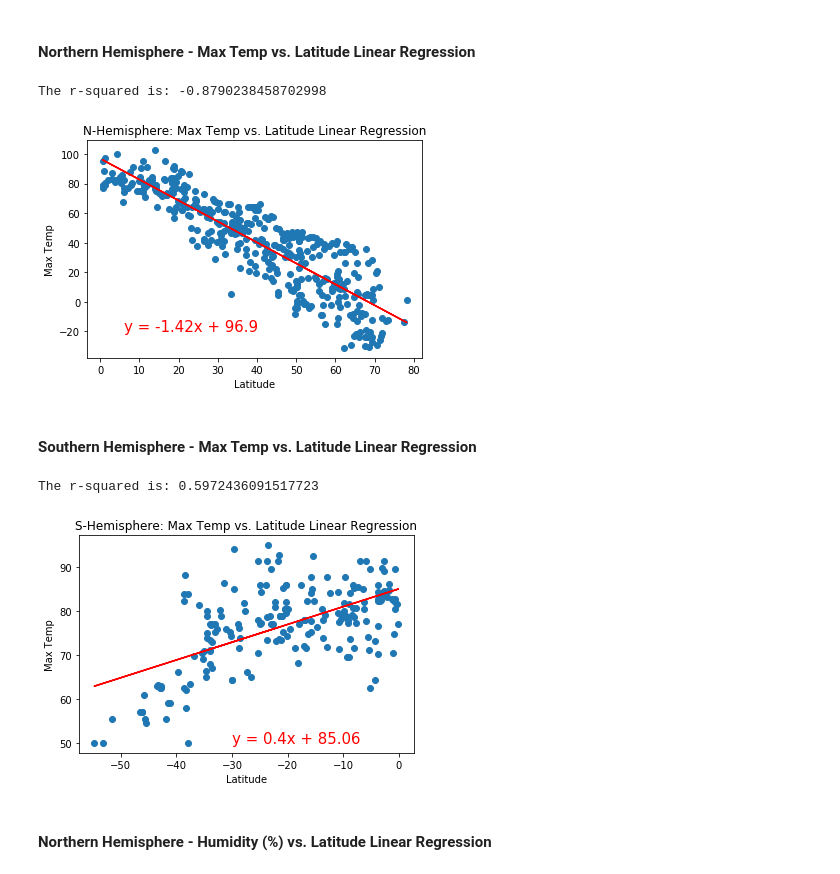
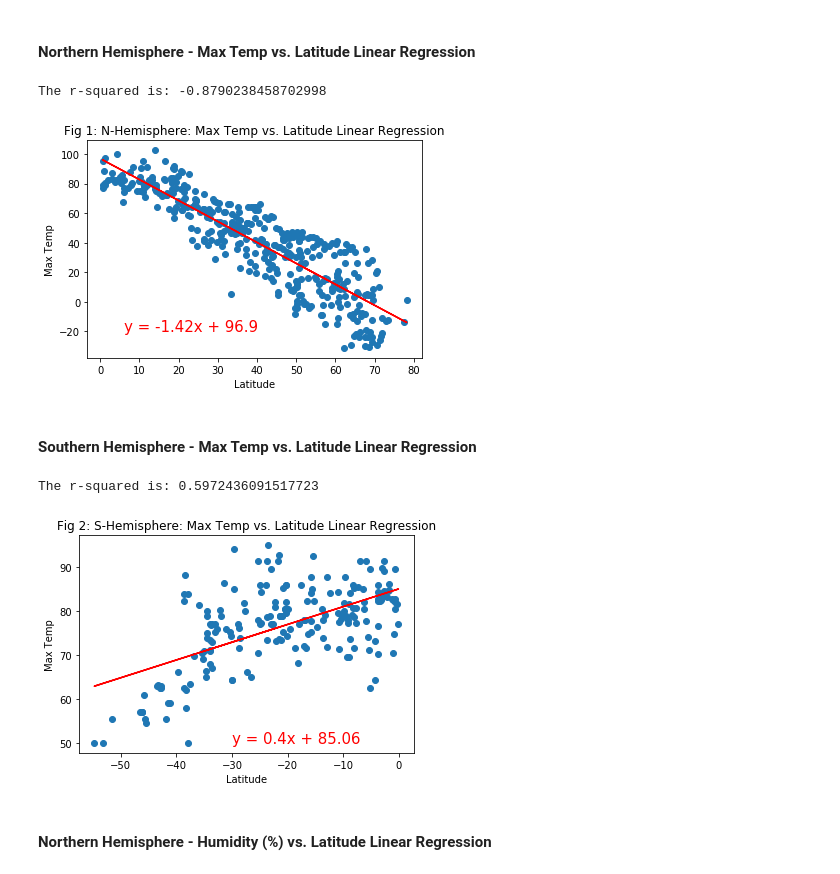
Before and after one commit to julesjo/python-api-challenge, a Jupyter notebook: WeatherPy JJ.ipynb, the cells around one changed output. Drawn from its saved outputs; the diff is of its cells as text; code cells hidden in the pictures.

```diff
--- a/WeatherPy JJ.ipynb
+++ b/WeatherPy JJ.ipynb
@@ -334,20 +343,21 @@ shemisphere_df
 # %%
 x= nhemisphere_df['Lat']
 y= nhemisphere_df['Max Temp']
 (slope, intercept, rvalue, pvalue, stderr) = linregress(x, y)
 regress_values = x * slope + intercept
 line_eq = "y = " + str(round(slope,2)) + "x + " + str(round(intercept,2))
 plt.scatter(x,y)
 plt.xlabel("Latitude")
 plt.ylabel("Max Temp")
-plt.title("N-Hemisphere: Max Temp vs. Latitude Linear Regression")
+plt.title("Fig 1: N-Hemisphere: Max Temp vs. Latitude Linear Regression")
 plt.plot(x,regress_values,"r-")
 plt.annotate(line_eq,(6,-20),fontsize=15,color="red")
 print(f"The r-squared is: {rvalue}")
+plt.savefig("./Output/NH_MaxTempVsLat_Reg.png")
 plt.show()
 # %% [output]
 The r-squared is: -0.8790238458702998
-[figure, old version]
+[figure, new version]
 # %% [markdown]
 ####  Southern Hemisphere - Max Temp vs. Latitude Linear Regression
 # %%
@@ -359,14 +369,15 @@ line_eq = "y = " + str(round(slope,2)) + "x + " + str(round(intercept,2))
 plt.scatter(x,y)
 plt.xlabel("Latitude")
 plt.ylabel("Max Temp")
-plt.title("S-Hemisphere: Max Temp vs. Latitude Linear Regression")
+plt.title("Fig 2: S-Hemisphere: Max Temp vs. Latitude Linear Regression")
 plt.plot(x,regress_values,"r-")
 plt.annotate(line_eq,(-30,50),fontsize=15,color="red")
 print(f"The r-squared is: {rvalue}")
+plt.savefig("./Output/SH_MaxTempVsLat_Reg.png")
 plt.show()
 # %% [output]
 The r-squared is: 0.5972436091517723
-[figure, old version]
+[figure, new version]
 # %% [markdown]
 ####  Northern Hemisphere - Humidity (%) vs. Latitude Linear Regression
 # %%
```
Also changed, not shown: parts of 11 cells of this notebook, 12 other files.
